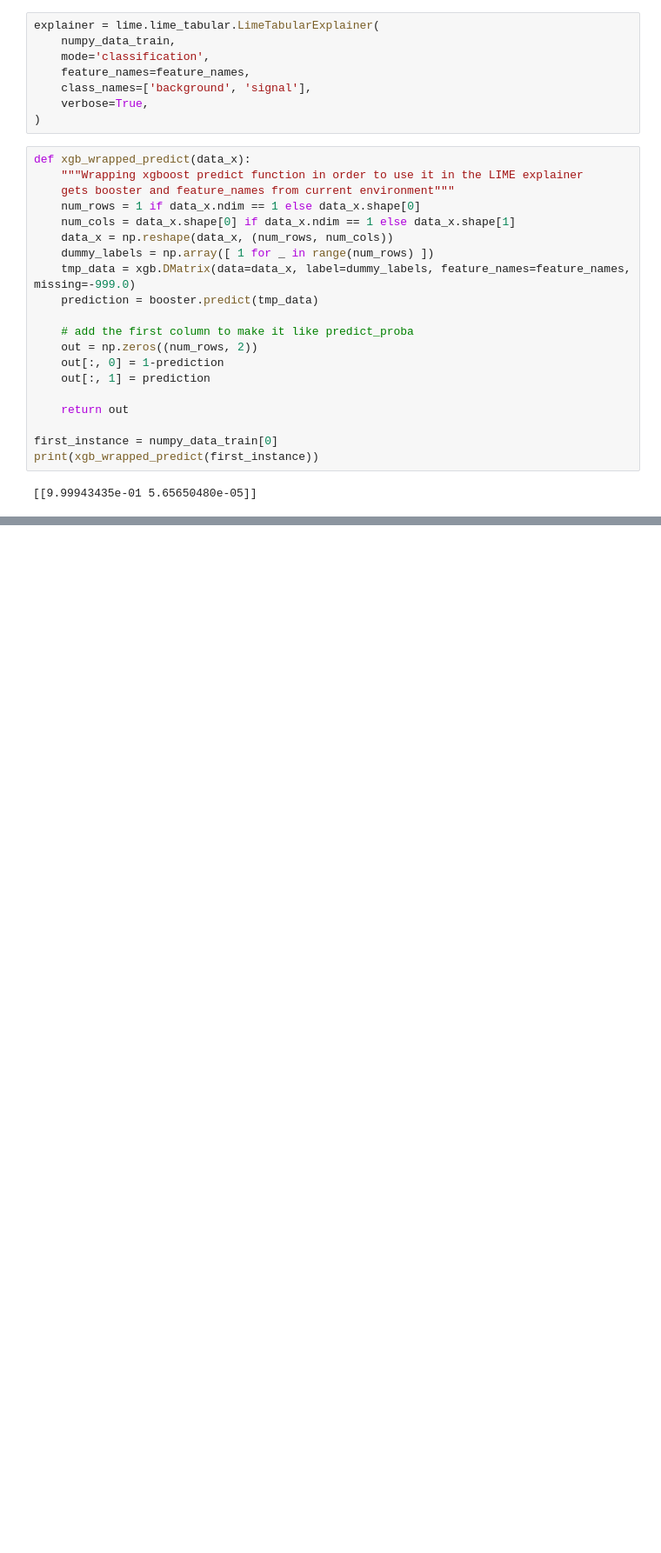
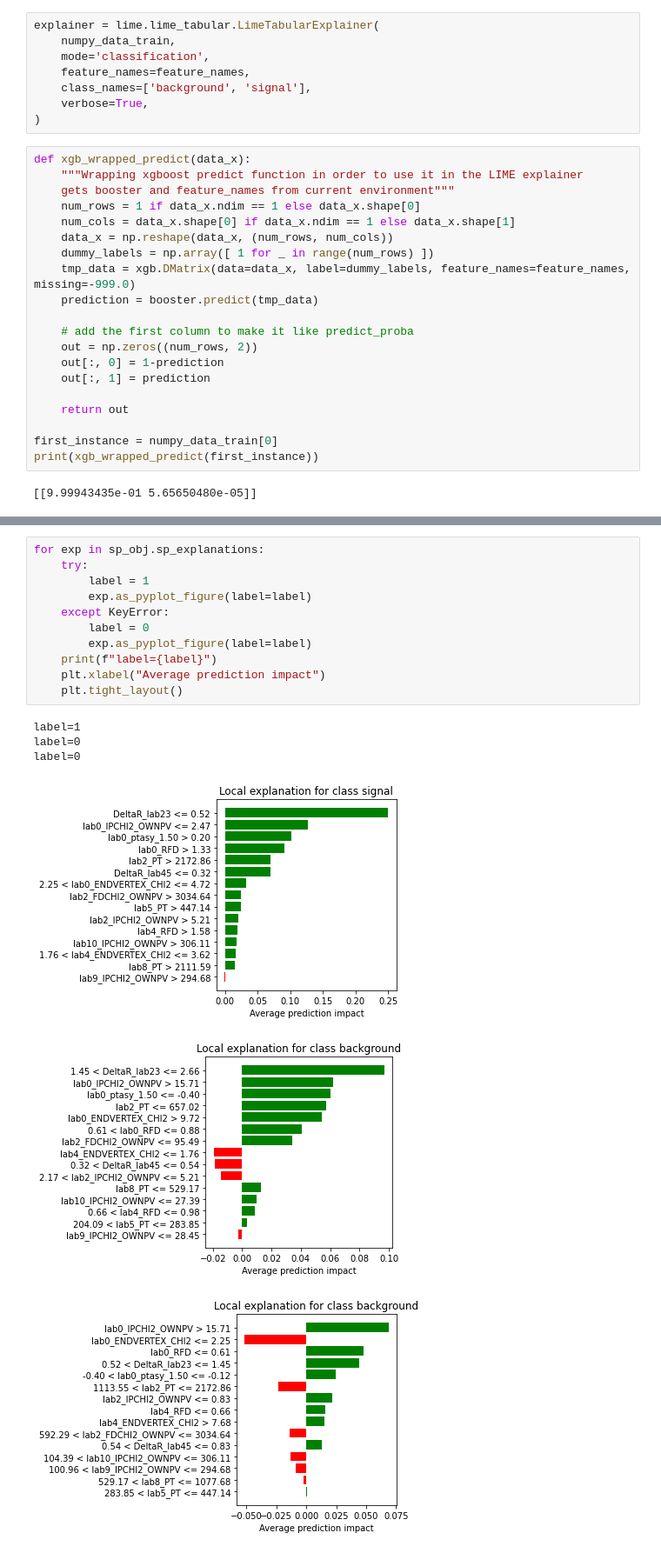
Before and after one commit to tomaszrajchel/thesis, a Jupyter notebook: lime_explanations.ipynb, the cells around one changed output, grey strips where cells are left out. Shown at 87% size. Drawn from its saved outputs; the diff is of its cells as text; blank space fills up the shorter version.

```diff
--- a/lime_explanations.ipynb
+++ b/lime_explanations.ipynb
@@ -80,0 +199,18 @@ Right: 5.656504799844697e-05
+# %%
+for exp in sp_obj.sp_explanations:
+    try:
+        label = 1
+        exp.as_pyplot_figure(label=label)
+    except KeyError:
+        label = 0
+        exp.as_pyplot_figure(label=label)
+    print(f"label={label}")
+    plt.xlabel("Average prediction impact")
+    plt.tight_layout()
+# %% [output]
+label=1
+label=0
+label=0
+[figure, added]
+[figure, added]
+[figure, added]
```
Also changed, not shown: parts of 12 cells of this notebook, 1 other file.
